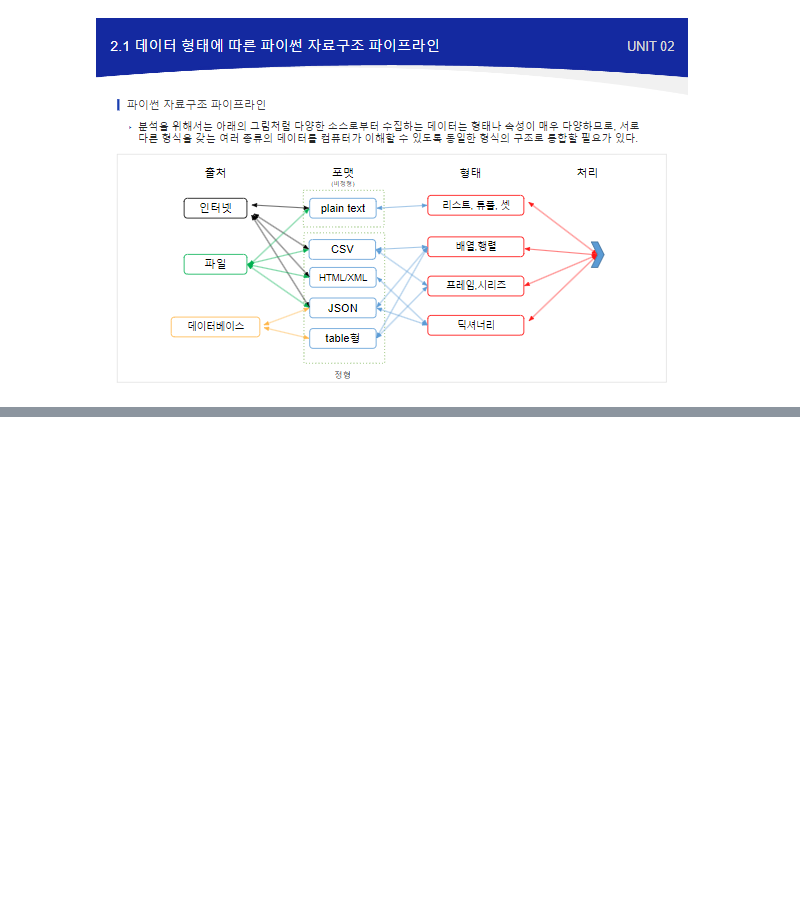
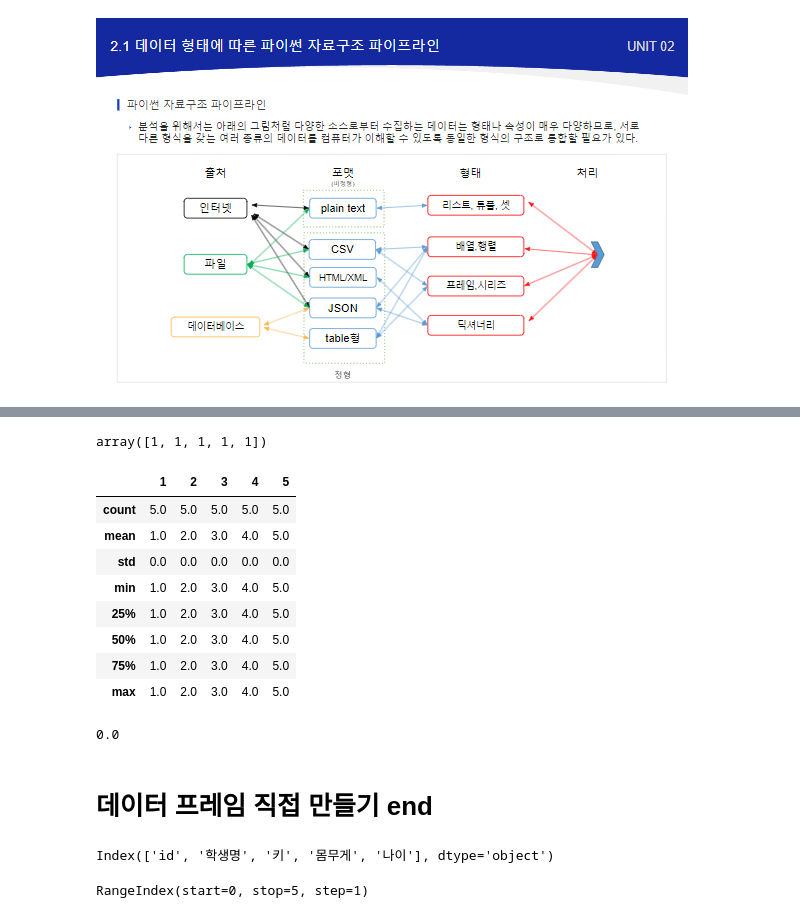
Before and after one commit to coconutkim/data, a Jupyter notebook: 판다스기초.ipynb, the cells around one changed output, grey strips where cells are left out. Cells and saved outputs as stored; diff of their text form; code cells hidden in the pictures; blank space fills up the shorter version.

```diff
--- a/판다스기초.ipynb
+++ b/판다스기초.ipynb
@@ -134,0 +288,32 @@ dcl: control
+# %%
+data1 = np.array([[1,2,3,4,5],
+                 [1,2,3,4,5],
+                 [1,2,3,4,5],
+                 [1,2,3,4,5],
+                 [1,2,3,4,5]])
+# %%
+numdf = pd.DataFrame(data=data1,columns=[1,2,3,4,5])
+# %%
+numdf[1].values
+# %% [output]
+array([1, 1, 1, 1, 1])
+# %%
+numdf.describe()
+# %% [output]
+|  | 1 | 2 | 3 | 4 | 5 |
+| count | 5.0 | 5.0 | 5.0 | 5.0 | 5.0 |
+| mean | 1.0 | 2.0 | 3.0 | 4.0 | 5.0 |
+| std | 0.0 | 0.0 | 0.0 | 0.0 | 0.0 |
+| min | 1.0 | 2.0 | 3.0 | 4.0 | 5.0 |
+| 25% | 1.0 | 2.0 | 3.0 | 4.0 | 5.0 |
+| 50% | 1.0 | 2.0 | 3.0 | 4.0 | 5.0 |
+| 75% | 1.0 | 2.0 | 3.0 | 4.0 | 5.0 |
+| max | 1.0 | 2.0 | 3.0 | 4.0 | 5.0 |
+# %%
+a = numdf[1].values
+a.var() #각 칼럼 또는 각 행의 분산 variance를 계산한다
+#분산이란 각 데이터 포인트가 평균으로부터 얼마나 떨어져 있는지 나타낸다
+# %% [output]
+0.0
+# %% [markdown]
+# 데이터 프레임 직접 만들기 end
@@ -134,0 +322,10 @@ dcl: control
+# %%
+stu_df.columns
+#열을 구분하는 키
+# %% [output]
+Index(['id', '학생명', '키', '몸무게', '나이'], dtype='object')
+# %%
+stu_df.index
+#행을 구분하는 키
+# %% [output]
+RangeIndex(start=0, stop=5, step=1)
```
Also changed, not shown: parts of 53 cells of this notebook.
